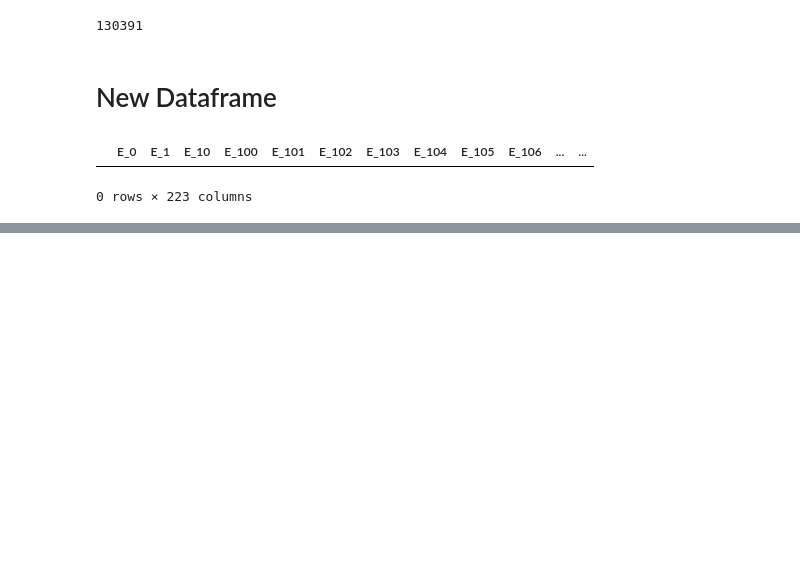
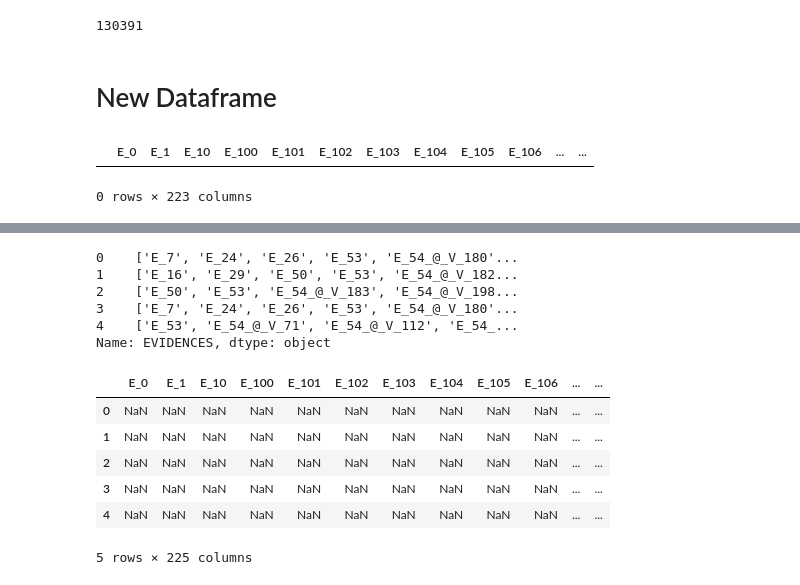
Before and after one commit to antil-samarth/Disease-prediction, a Jupyter notebook: head.ipynb, the cells around one changed output, grey strips where cells are left out. Drawn from its saved outputs; the diff is of its cells as text; code cells hidden in the pictures; blank space fills up the shorter version.

```diff
--- a/head.ipynb
+++ b/head.ipynb
@@ -276,0 +378,22 @@ data
+# %%
+evi = df['EVIDENCES']
+evi = evi.copy()
+evi.head()
+# %% [output]
+0    ['E_7', 'E_24', 'E_26', 'E_53', 'E_54_@_V_180'...
+1    ['E_16', 'E_29', 'E_50', 'E_53', 'E_54_@_V_182...
+2    ['E_50', 'E_53', 'E_54_@_V_183', 'E_54_@_V_198...
+3    ['E_7', 'E_24', 'E_26', 'E_53', 'E_54_@_V_180'...
+4    ['E_53', 'E_54_@_V_71', 'E_54_@_V_112', 'E_54_...
+Name: EVIDENCES, dtype: object
+# %%
+trial = data.copy()
+trial.head()
+# %% [output]
+|  | E_0 | E_1 | E_10 | E_100 | E_101 | E_102 | E_103 | E_104 | E_105 | E_106 | ... | ... |
+| 0 | NaN | NaN | NaN | NaN | NaN | NaN | NaN | NaN | NaN | NaN | ... | ... |
+| 1 | NaN | NaN | NaN | NaN | NaN | NaN | NaN | NaN | NaN | NaN | ... | ... |
+| 2 | NaN | NaN | NaN | NaN | NaN | NaN | NaN | NaN | NaN | NaN | ... | ... |
+| 3 | NaN | NaN | NaN | NaN | NaN | NaN | NaN | NaN | NaN | NaN | ... | ... |
+| 4 | NaN | NaN | NaN | NaN | NaN | NaN | NaN | NaN | NaN | NaN | ... | ... |
+5 rows × 225 columns
```
Also changed, not shown: parts of 26 cells of this notebook, 2 other files.
